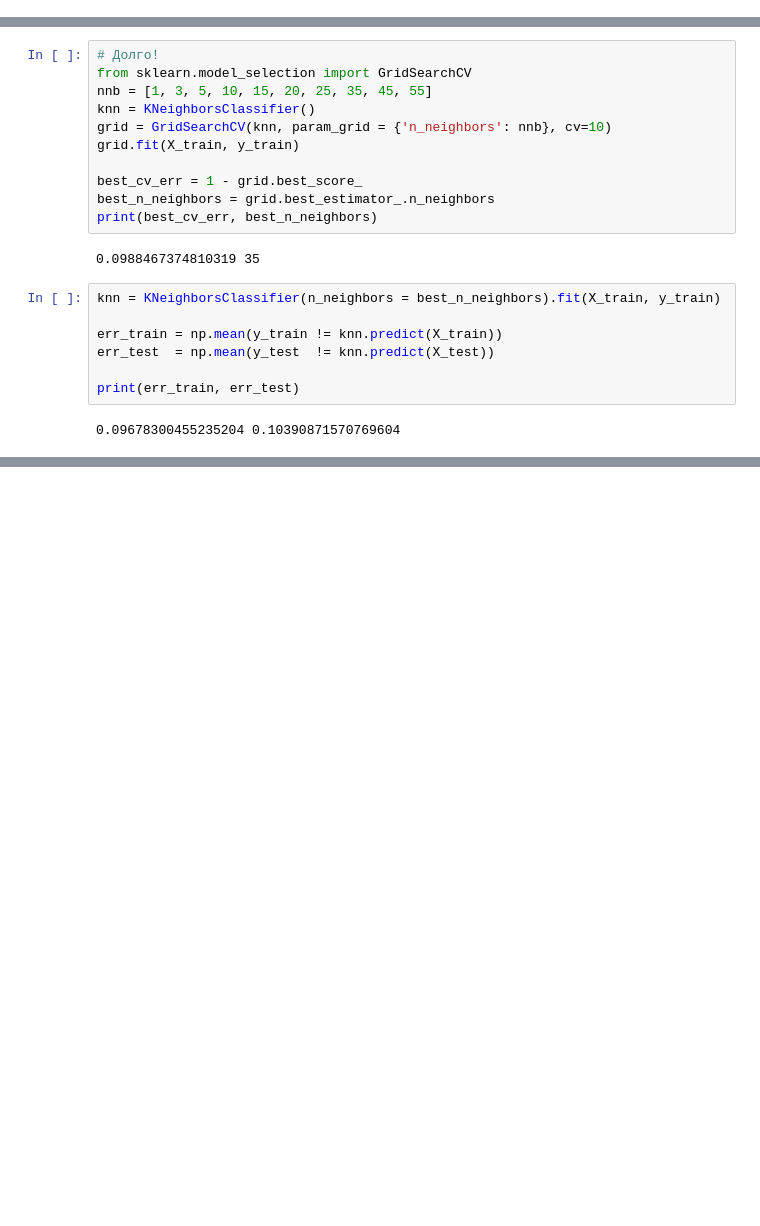
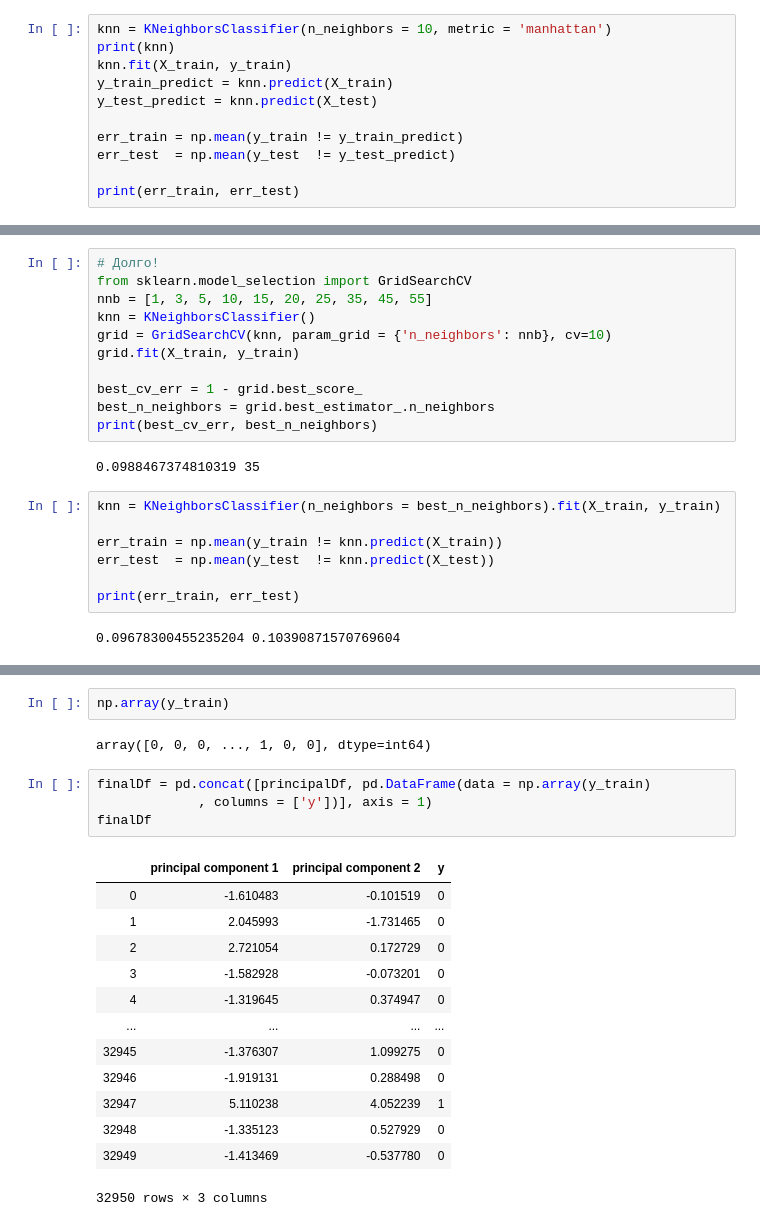
Before and after one commit to katerina394/Machine-Learning, a Jupyter notebook: Bank-marketing.ipynb, the cells around one changed output, grey strips where cells are left out. Drawn from its saved outputs; the diff is of its cells as text; blank space fills up the shorter version.

```diff
--- a/Bank-marketing.ipynb
+++ b/Bank-marketing.ipynb
@@ -719,0 +696,11 @@ array([[3, 0],
+# %%
+knn = KNeighborsClassifier(n_neighbors = 10, metric = 'manhattan')
+print(knn)
+knn.fit(X_train, y_train)
+y_train_predict = knn.predict(X_train)
+y_test_predict = knn.predict(X_test)
+
+err_train = np.mean(y_train != y_train_predict)
+err_test  = np.mean(y_test  != y_test_predict)
+
+print(err_train, err_test)
@@ -743,0 +796,22 @@ print(err_train, err_test)
+# %%
+np.array(y_train)
+# %% [output]
+array([0, 0, 0, ..., 1, 0, 0], dtype=int64)
+# %%
+finalDf = pd.concat([principalDf, pd.DataFrame(data = np.array(y_train)
+             , columns = ['y'])], axis = 1)
+finalDf
+# %% [output]
+|  | principal component 1 | principal component 2 | y |
+| 0 | -1.610483 | -0.101519 | 0 |
+| 1 | 2.045993 | -1.731465 | 0 |
+| 2 | 2.721054 | 0.172729 | 0 |
+| 3 | -1.582928 | -0.073201 | 0 |
+| 4 | -1.319645 | 0.374947 | 0 |
+| ... | ... | ... | ... |
+| 32945 | -1.376307 | 1.099275 | 0 |
+| 32946 | -1.919131 | 0.288498 | 0 |
+| 32947 | 5.110238 | 4.052239 | 1 |
+| 32948 | -1.335123 | 0.527929 | 0 |
+| 32949 | -1.413469 | -0.537780 | 0 |
+32950 rows × 3 columns
```
Also changed, not shown: parts of 24 cells of this notebook.
